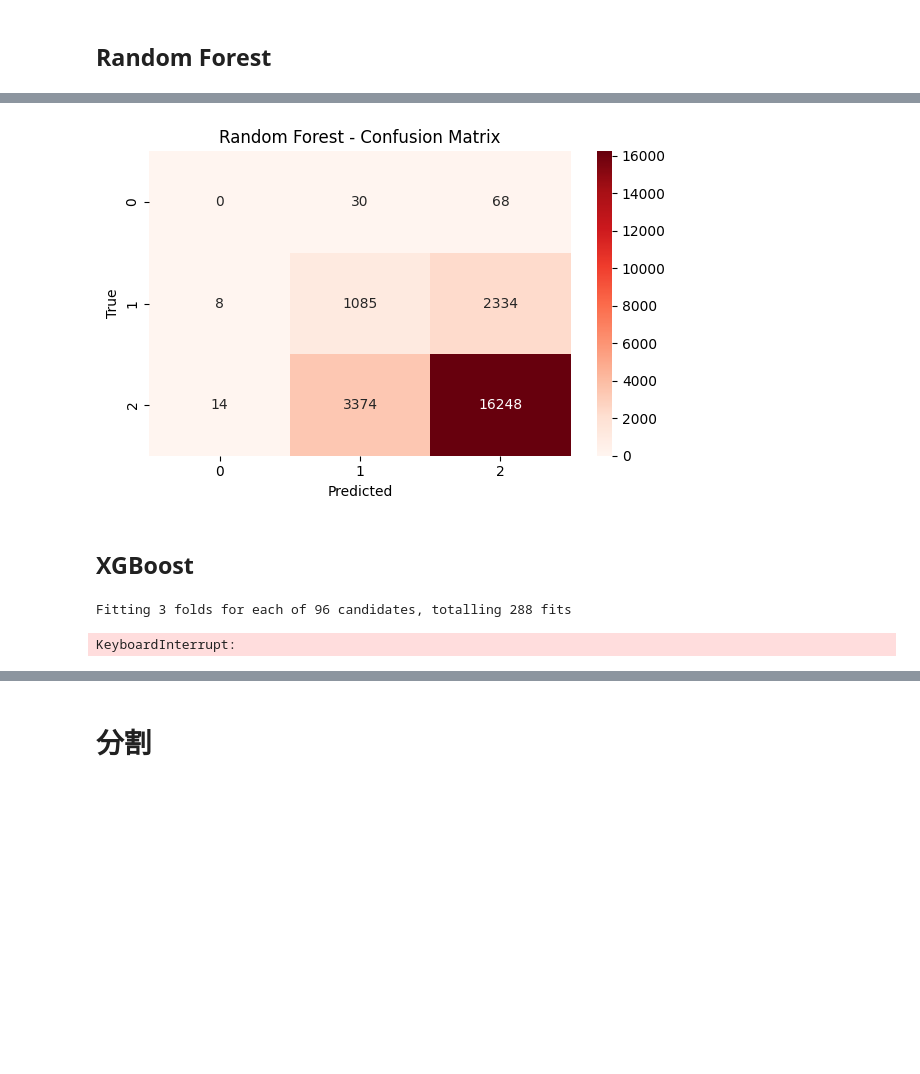
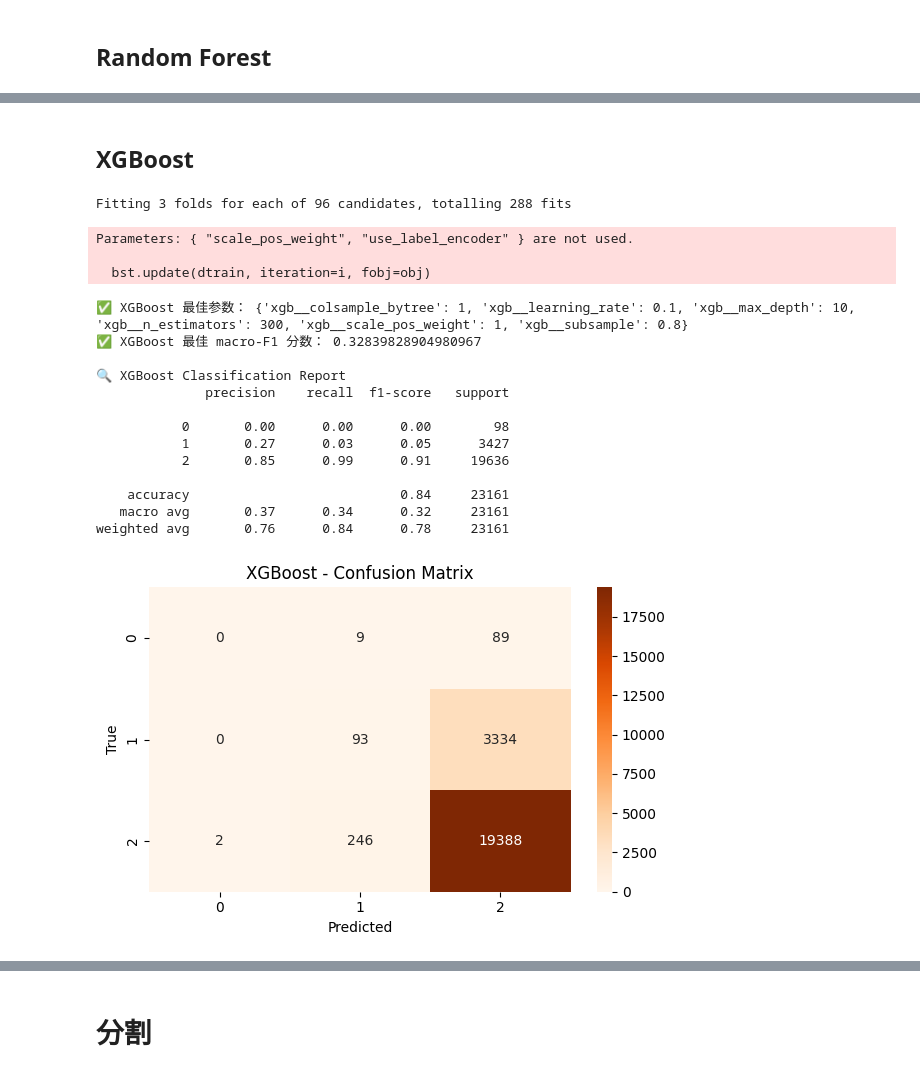
Before and after one commit to Van-Wu1/0006, a Jupyter notebook: scr/submission.ipynb, the cells around one changed output, grey strips where cells are left out. Cells and saved outputs as stored; diff of their text form; code cells hidden in the pictures; blank space fills up the shorter version.

```diff
--- a/scr/submission.ipynb
+++ b/scr/submission.ipynb
@@ -725,14 +735,3 @@ weighted avg       0.77      0.75      0.76     23161
-# %%
-cm_rf = confusion_matrix(y_test, y_pred_rf)
-plt.figure(figsize=(6, 4))
-sns.heatmap(cm_rf, annot=True, fmt='d', cmap='Reds')
-plt.title("Random Forest - Confusion Matrix")
-plt.xlabel("Predicted")
-plt.ylabel("True")
-plt.tight_layout()
-plt.show()
-# %% [output]
-[figure, removed]
 # %% [markdown]
 ## XGBoost
 # %%
@@ -765,31 +764,52 @@ xgb_param_grid = {
     'xgb__colsample_bytree': [0.8, 1],
     'xgb__scale_pos_weight': [1, 10, 30]
 }
 
 # 网格搜索
 grid_search_xgb = GridSearchCV(
     xgb_pipeline, xgb_param_grid, scoring='f1_macro', cv=3, verbose=2, n_jobs=-1
 )
 
+# 将 y 标签统一减 1，使其变为 [0, 1, 2]
+y_train = y_train - 1
+y_test = y_test - 1
+
+
 # 训练
 grid_search_xgb.fit(X_train, y_train)
 print("✅ XGBoost 最佳参数：", grid_search_xgb.best_params_)
 print("✅ XGBoost 最佳 macro-F1 分数：", grid_search_xgb.best_score_)
 
 # 预测 + 可视化
 y_pred_xgb = grid_search_xgb.best_estimator_.predict(X_test)
 print("\n🔍 XGBoost Classification Report")
 print(classification_report(y_test, y_pred_xgb))
 
 # 混淆矩阵
 cm_xgb = confusion_matrix(y_test, y_pred_xgb)
 plt.figure(figsize=(6, 4))
 sns.heatmap(cm_xgb, annot=True, fmt='d', cmap='Oranges')
 plt.title("XGBoost - Confusion Matrix")
 plt.xlabel("Predicted")
 plt.ylabel("True")
 plt.tight_layout()
 plt.show()
 # %% [output]
 Fitting 3 folds for each of 96 candidates, totalling 288 fits
-KeyboardInterrupt:
+Parameters: { "scale_pos_weight", "use_label_encoder" } are not used.
+
+  bst.update(dtrain, iteration=i, fobj=obj)
+✅ XGBoost 最佳参数： {'xgb__colsample_bytree': 1, 'xgb__learning_rate': 0.1, 'xgb__max_depth': 10, 'xgb__n_estimators': 300, 'xgb__scale_pos_weight': 1, 'xgb__subsample': 0.8}
+✅ XGBoost 最佳 macro-F1 分数： 0.32839828904980967
+
+🔍 XGBoost Classification Report
+              precision    recall  f1-score   support
+
+           0       0.00      0.00      0.00        98
+           1       0.27      0.03      0.05      3427
+           2       0.85      0.99      0.91     19636
+
+    accuracy                           0.84     23161
+   macro avg       0.37      0.34      0.32     23161
+weighted avg       0.76      0.84      0.78     23161
+[figure, added]
```
Also changed, not shown: parts of 11 cells of this notebook, 3 other files.
